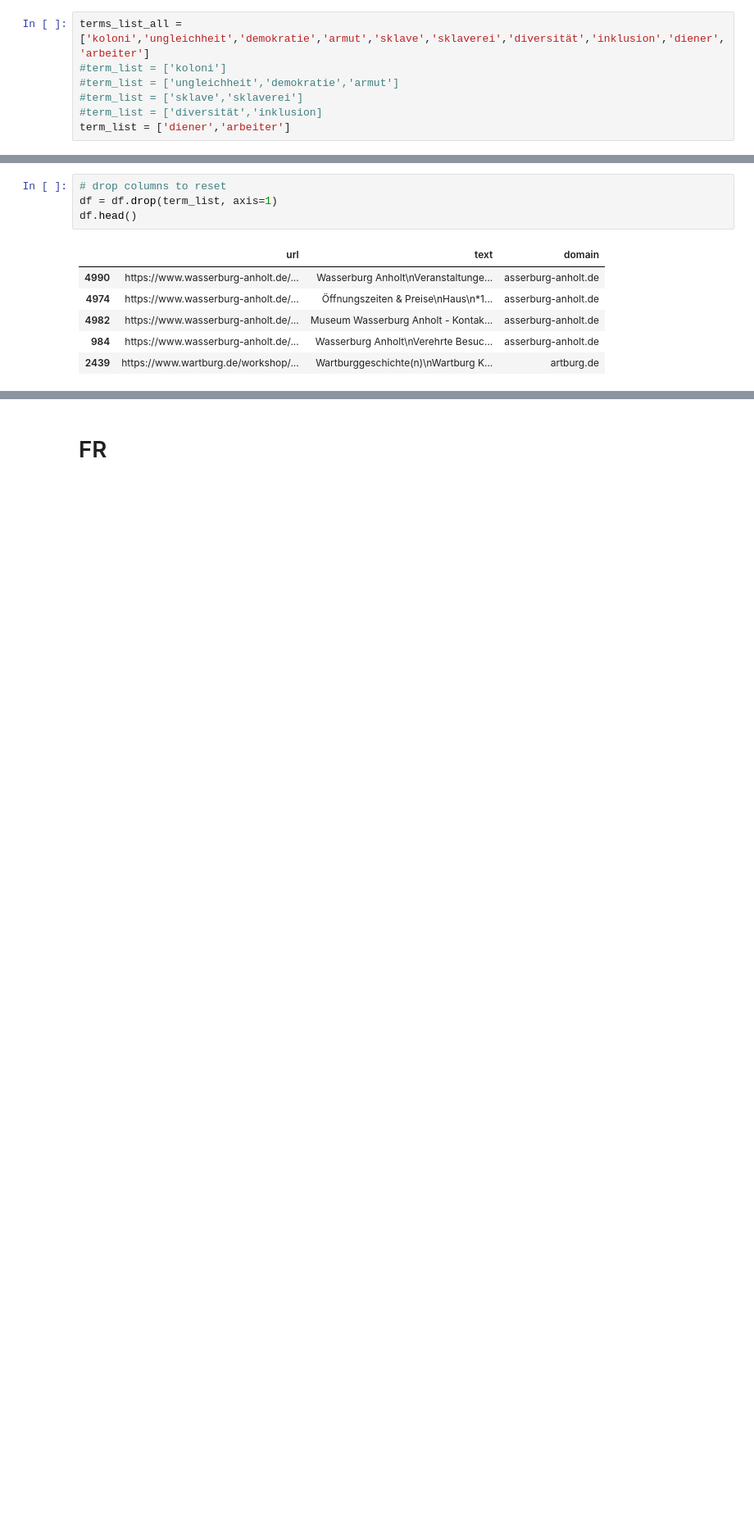
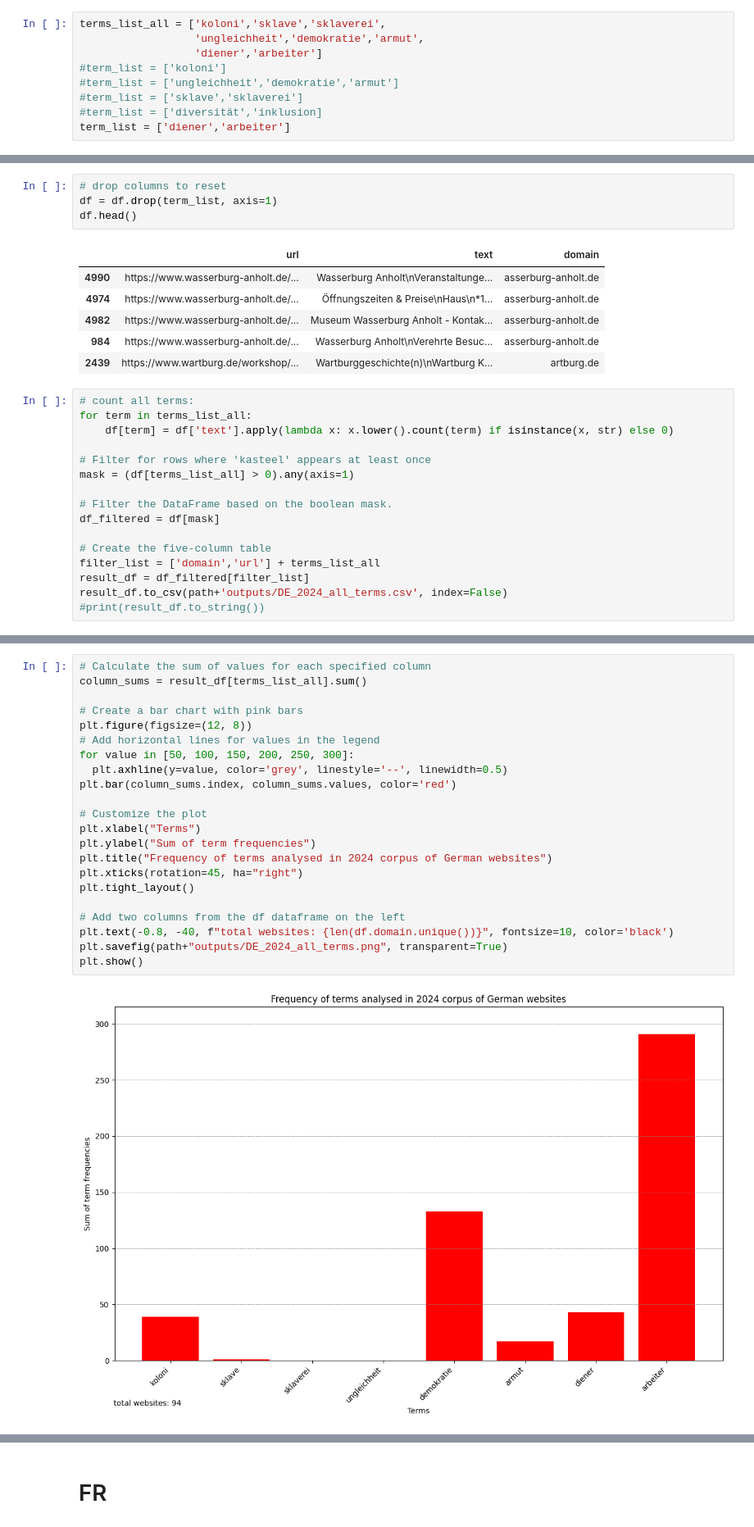
Before and after one commit to jazoza/HHD, a Jupyter notebook: 04_HH_narratives.ipynb, the cells around one changed output, grey strips where cells are left out. Shown at 82% size. Saved outputs shown, nothing was run; the diff lists cells and outputs as text; blank space fills up the shorter version.

```diff
--- a/04_HH_narratives.ipynb
+++ b/04_HH_narratives.ipynb
@@ -705,7 +670,9 @@ clean_document
 # %% [markdown]
 ## 2.2 Counting terms DE
 # %%
-terms_list_all = ['koloni','ungleichheit','demokratie','armut','sklave','sklaverei','diversität','inklusion','diener','arbeiter']
+terms_list_all = ['koloni','sklave','sklaverei',
+                  'ungleichheit','demokratie','armut',
+                  'diener','arbeiter']
 #term_list = ['koloni']
 #term_list = ['ungleichheit','demokratie','armut']
 #term_list = ['sklave','sklaverei']
@@ -754,3 +703,19 @@ df.head()
 | 4982 | https://www.wasserburg-anholt.de/... | Museum Wasserburg Anholt - Kontak... | asserburg-anholt.de |
 | 984 | https://www.wasserburg-anholt.de/... | Wasserburg Anholt\nVerehrte Besuc... | asserburg-anholt.de |
 | 2439 | https://www.wartburg.de/workshop/... | Wartburggeschichte(n)\nWartburg K... | artburg.de |
+# %%
+# count all terms:
+for term in terms_list_all:
+    df[term] = df['text'].apply(lambda x: x.lower().count(term) if isinstance(x, str) else 0)
+
+# Filter for rows where 'kasteel' appears at least once
+mask = (df[terms_list_all] > 0).any(axis=1)
+
+# Filter the DataFrame based on the boolean mask.
+df_filtered = df[mask]
+
+# Create the five-column table
+filter_list = ['domain','url'] + terms_list_all
+result_df = df_filtered[filter_list]
+result_df.to_csv(path+'outputs/DE_2024_all_terms.csv', index=False)
+#print(result_df.to_string())
@@ -756,0 +724,24 @@ df.head()
+# %%
+# Calculate the sum of values for each specified column
+column_sums = result_df[terms_list_all].sum()
+
+# Create a bar chart with pink bars
+plt.figure(figsize=(12, 8))
+# Add horizontal lines for values in the legend
+for value in [50, 100, 150, 200, 250, 300]:
+  plt.axhline(y=value, color='grey', linestyle='--', linewidth=0.5)
+plt.bar(column_sums.index, column_sums.values, color='red')
+
+# Customize the plot
+plt.xlabel("Terms")
+plt.ylabel("Sum of term frequencies")
+plt.title("Frequency of terms analysed in 2024 corpus of German websites")
+plt.xticks(rotation=45, ha="right")
+plt.tight_layout()
+
+# Add two columns from the df dataframe on the left
+plt.text(-0.8, -40, f"total websites: {len(df.domain.unique())}", fontsize=10, color='black')
+plt.savefig(path+"outputs/DE_2024_all_terms.png", transparent=True)
+plt.show()
+# %% [output]
+[figure, added]
```
Also changed, not shown: parts of 7 cells of this notebook.
